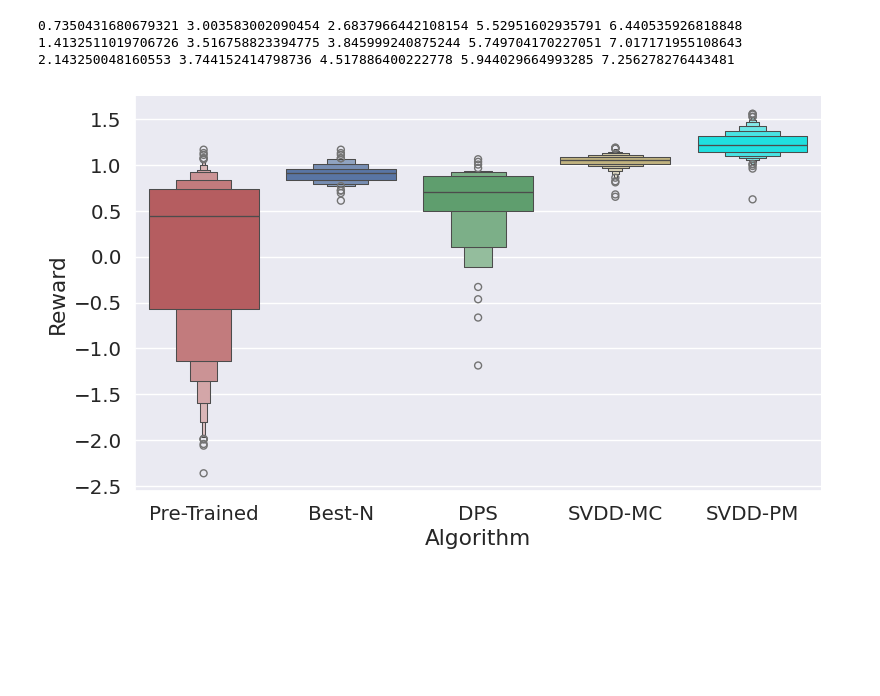
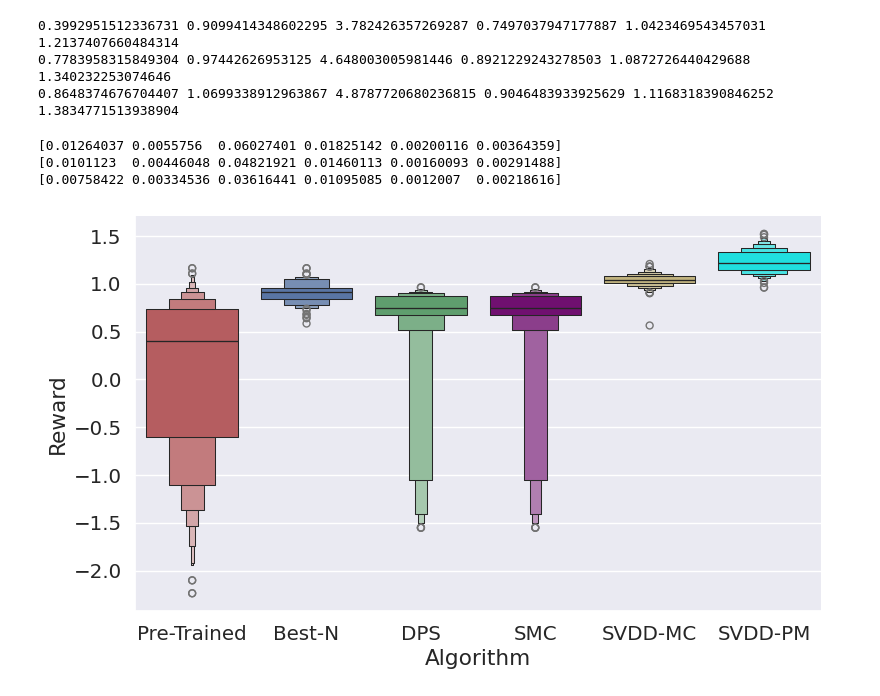
Before and after one commit to masa-ue/SVDD, a Jupyter notebook: evaluation.ipynb, the cells around one changed output. Cells and saved outputs as stored; diff of their text form; code cells hidden in the pictures; blank space fills up the shorter version.

```diff
--- a/evaluation.ipynb
+++ b/evaluation.ipynb
@@ -28,51 +85,44 @@ pre_trained = data['baseline']
-# %%
-data = np.load("./log/rna-MRL_tw.npz")
-decoding2  = data['decoding']
-pre_trained2 = data['baseline']
-pre_trained = np.concatenate([pre_trained, pre_trained2])
-# %%
-data = np.load('./log/rna_saluki-stability.npz')
-decoding  = data['decoding']
-pre_trained = data['baseline']
-# %%
-data = np.load('./log/rna_saluki-stability-DPS.npz')
-DPS  = data['decoding']
-pre_trained = data['baseline']
-# %%
-data = np.load("./log/rna_saluki-stability_tw.npz")
-decoding2  = data['decoding']
-pre_trained2 = data['baseline']
-pre_trained = np.concatenate([pre_trained, pre_trained2])
 # %%
 bestk =[]
 for i in range(int(len(pre_trained)/10)-1 ):
     bestk.append(np.max(pre_trained[i*10: (i+1) * 10]) )
 # %%
-#print( np.quantile(pre_trained, 0.8), np.quantile(bestk, 0.8), np.quantile(DPS, 0.8), np.quantile(decoding, 0.8), np.quantile(decoding2, 0.8) )
-#print( np.quantile(pre_trained, 0.9), np.quantile(bestk, 0.9), np.quantile(DPS, 0.9), np.quantile(decoding, 0.9), np.quantile(decoding2, 0.9) )
-#print( np.quantile(pre_trained, 0.95), np.quantile(bestk, 0.95), np.quantile(DPS, 0.95), np.quantile(decoding, 0.95), np.quantile(decoding2, 0.95) )
+print( np.quantile(pre_trained, 0.5), np.quantile(bestk, 0.5), np.quantile(DPS, 0.5), np.quantile(SMC, 0.5), np.quantile(decoding, 0.5), np.quantile(decoding2, 0.5) )
+print( np.quantile(pre_trained, 0.8), np.quantile(bestk, 0.8), np.quantile(DPS, 0.8), np.quantile(SMC, 0.8), np.quantile(decoding, 0.8), np.quantile(decoding2, 0.8) )
+print( np.quantile(pre_trained, 0.9), np.quantile(bestk, 0.9), np.quantile(DPS, 0.9), np.quantile(SMC,0.9), np.quantile(decoding, 0.9), np.quantile(decoding2, 0.9) )
 # %% [output]
-0.7350431680679321 3.003583002090454 2.6837966442108154 5.52951602935791 6.440535926818848
-1.4132511019706726 3.516758823394775 3.845999240875244 5.749704170227051 7.017171955108643
-2.143250048160553 3.744152414798736 4.517886400222778 5.944029664993285 7.256278276443481
+0.3992951512336731 0.9099414348602295 3.782426357269287 0.7497037947177887 1.0423469543457031 1.2137407660484314
+0.7783958315849304 0.97442626953125 4.648003005981446 0.8921229243278503 1.0872726440429688 1.340232253074646
+0.8648374676704407 1.0699338912963867 4.8787720680236815 0.9046483933925629 1.1168318390846252 1.3834771513938904
+# %%
+std_list =[ np.std(pre_trained)/np.sqrt(np.shape(pre_trained)[0]), np.std(bestk)/np.sqrt(np.shape(bestk)[0]), np.std(DPS)/np.sqrt(np.shape(DPS)[0]), np.std(SMC)/np.sqrt(np.shape(SMC)[0]), np.std(decoding)/np.sqrt(np.shape(SMC)[0]), np.std(decoding2)/np.sqrt(np.shape(decoding2)[0])]
+std_list = np.array(std_list)
+print(std_list * np.sqrt(0.5 * 0.5))
+print(std_list * np.sqrt(0.2 * 0.8))
+print(std_list * np.sqrt(0.1 * 0.9))
+# %% [output]
+[0.01264037 0.0055756  0.06027401 0.01825142 0.00200116 0.00364359]
+[0.0101123  0.00446048 0.04821921 0.01460113 0.00160093 0.00291488]
+[0.00758422 0.00334536 0.03616441 0.01095085 0.0012007  0.00218616]
 # %%
 
-compare = np.concatenate( (pre_trained , bestk, DPS, decoding, decoding2 ), axis= 0)
+compare = np.concatenate( (pre_trained , bestk, SMC, SMC, decoding, decoding2 ), axis= 0)
 
 type1 = ['Pre-Trained' for i in range(len(pre_trained ))]
 type2 = ['Best-N' for i in range(len(bestk))]
-type3 = ['DPS' for i in range(len(DPS))]
-type4 = ['SVDD-MC' for i in range(len(decoding))]
-type5 = ['SVDD-PM' for i in range(len(decoding2))]
+type3 = ['DPS' for i in range(len(SMC))]
+type4 = ['SMC' for i in range(len(SMC))]
+type5 = ['SVDD-MC' for i in range(len(decoding))]
+type6 = ['SVDD-PM' for i in range(len(decoding2))]
 
-type =   type1 + type2   + type3 +  type4 + type5
+type =   type1 + type2   + type3 +  type4 + type5 + type6
 data_dict = {'Algorithm': type, 'Reward': compare }
 plot_data = pd.DataFrame(data_dict)
-my_pal = {"Pre-Trained": "r", "Best-N": "b", "DPS": "g", "SVDD-MC":"y", "SVDD-PM":"cyan"}
+my_pal = {"Pre-Trained": "r", "Best-N": "b", "DPS": "g", "SMC": "purple", "SVDD-MC":"y", "SVDD-PM":"cyan"}
 fig = sns.catplot(data=plot_data, x = 'Algorithm', y =  'Reward', hue="Algorithm", kind="boxen" , palette=my_pal, height= 5.0, aspect= 8.2/5.0)
 sns.set(font_scale=1.3)
 #fig.savefig("media/sequence_DNA.png")
 fig.savefig("media/sequence_RNA.png")
 #fig.savefig("media/sequence_RNA_stability.png")
 # %% [output]
-[figure, old version]
+[figure, new version]
```
Also changed, not shown: parts of 12 cells of this notebook, 19 other files.
